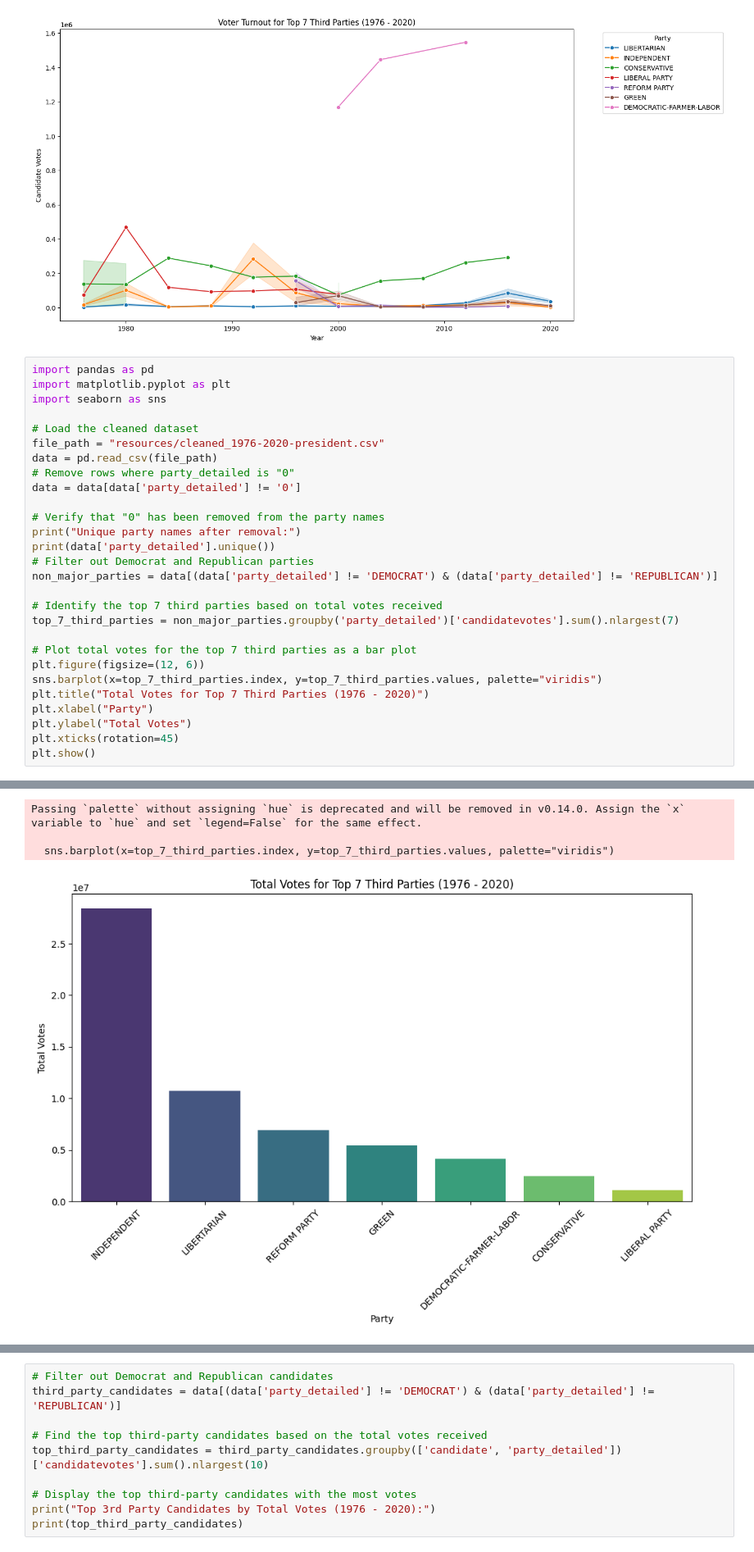
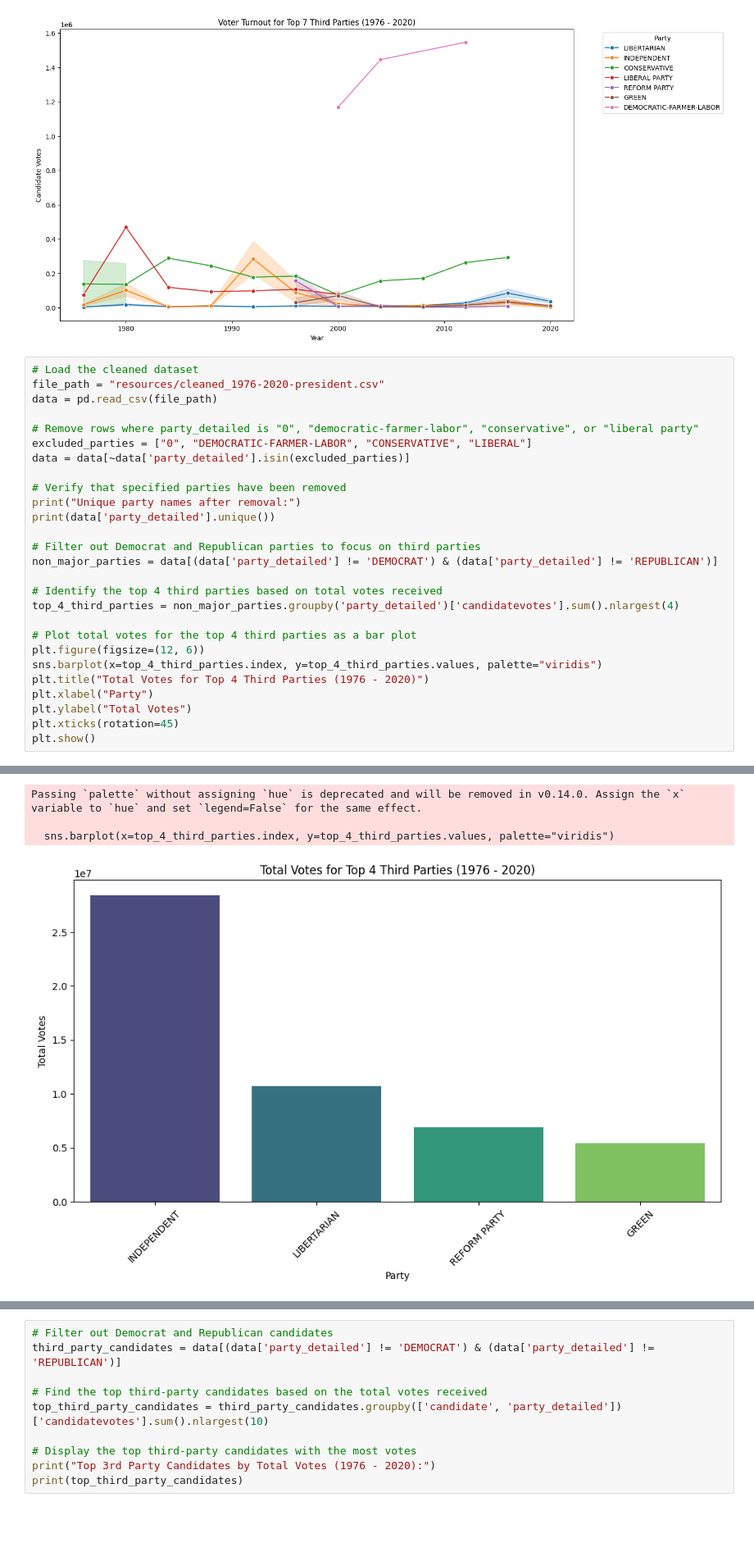
Before and after one commit to ngrief/Election, a Jupyter notebook: 3rd party.ipynb, the cells around one changed output, grey strips where cells are left out. Shown: that part at 82% size. Cells and saved outputs as stored; diff of their text form; blank space fills up the shorter version.

```diff
--- a/3rd party.ipynb
+++ b/3rd party.ipynb
@@ -89,29 +89,28 @@ Unique party names after removal:
  'APPROVAL VOTING']
 [figure]
 # %%
-import pandas as pd
-import matplotlib.pyplot as plt
-import seaborn as sns
-
 # Load the cleaned dataset
 file_path = "resources/cleaned_1976-2020-president.csv"
 data = pd.read_csv(file_path)
-# Remove rows where party_detailed is "0"
-data = data[data['party_detailed'] != '0']
 
-# Verify that "0" has been removed from the party names
+# Remove rows where party_detailed is "0", "democratic-farmer-labor", "conservative", or "liberal party"
+excluded_parties = ["0", "DEMOCRATIC-FARMER-LABOR", "CONSERVATIVE", "LIBERAL"]
+data = data[~data['party_detailed'].isin(excluded_parties)]
+
+# Verify that specified parties have been removed
 print("Unique party names after removal:")
 print(data['party_detailed'].unique())
-# Filter out Democrat and Republican parties
+
+# Filter out Democrat and Republican parties to focus on third parties
 non_major_parties = data[(data['party_detailed'] != 'DEMOCRAT') & (data['party_detailed'] != 'REPUBLICAN')]
 
-# Identify the top 7 third parties based on total votes received
-top_7_third_parties = non_major_parties.groupby('party_detailed')['candidatevotes'].sum().nlargest(7)
+# Identify the top 4 third parties based on total votes received
+top_4_third_parties = non_major_parties.groupby('party_detailed')['candidatevotes'].sum().nlargest(4)
 
-# Plot total votes for the top 7 third parties as a bar plot
+# Plot total votes for the top 4 third parties as a bar plot
 plt.figure(figsize=(12, 6))
-sns.barplot(x=top_7_third_parties.index, y=top_7_third_parties.values, palette="viridis")
-plt.title("Total Votes for Top 7 Third Parties (1976 - 2020)")
+sns.barplot(x=top_4_third_parties.index, y=top_4_third_parties.values, palette="viridis")
+plt.title("Total Votes for Top 4 Third Parties (1976 - 2020)")
 plt.xlabel("Party")
 plt.ylabel("Total Votes")
 plt.xticks(rotation=45)
@@ -132,9 +131,9 @@ Unique party names after removal:
 ... (43 lines left out)
  'LIFE , LIBERTY, CONSTITUTION' 'THE BIRTHDAY PARTY' 'BREAD AND ROSES'
  'US TAXPAYERS PARTY' 'GRUMPY OLD PATRIOTS' 'AMERICAN SOLIDARITY'
  'CONSTITUTION' 'LIBERTY UNION' 'BOILING FROG' 'BULL MOOSE'
  'APPROVAL VOTING']
 Passing `palette` without assigning `hue` is deprecated and will be removed in v0.14.0. Assign the `x` variable to `hue` and set `legend=False` for the same effect.
 
-  sns.barplot(x=top_7_third_parties.index, y=top_7_third_parties.values, palette="viridis")
+  sns.barplot(x=top_4_third_parties.index, y=top_4_third_parties.values, palette="viridis")
-[figure, old version]
+[figure, new version]
```
Also changed, not shown: parts of 6 cells of this notebook.
